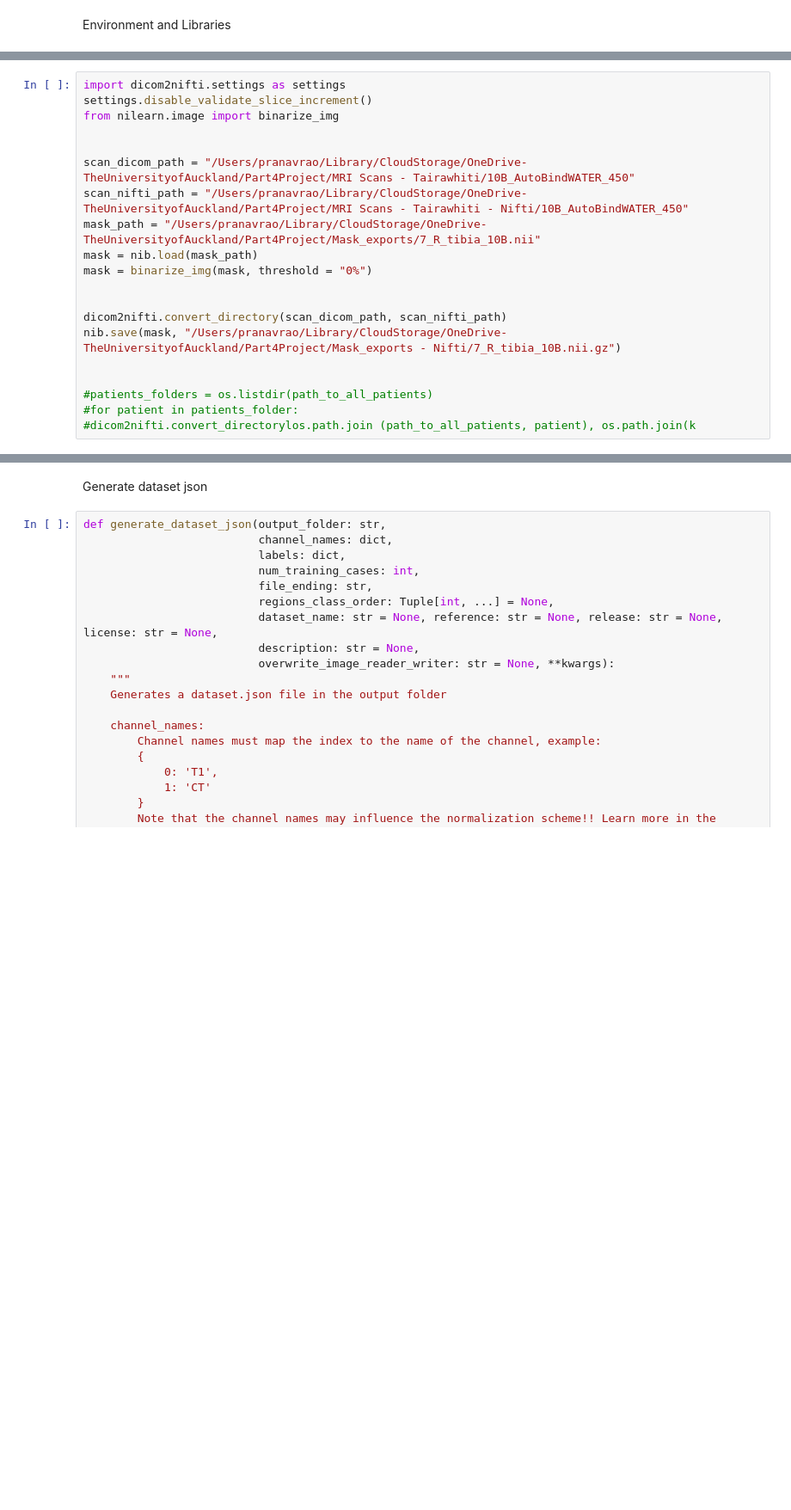
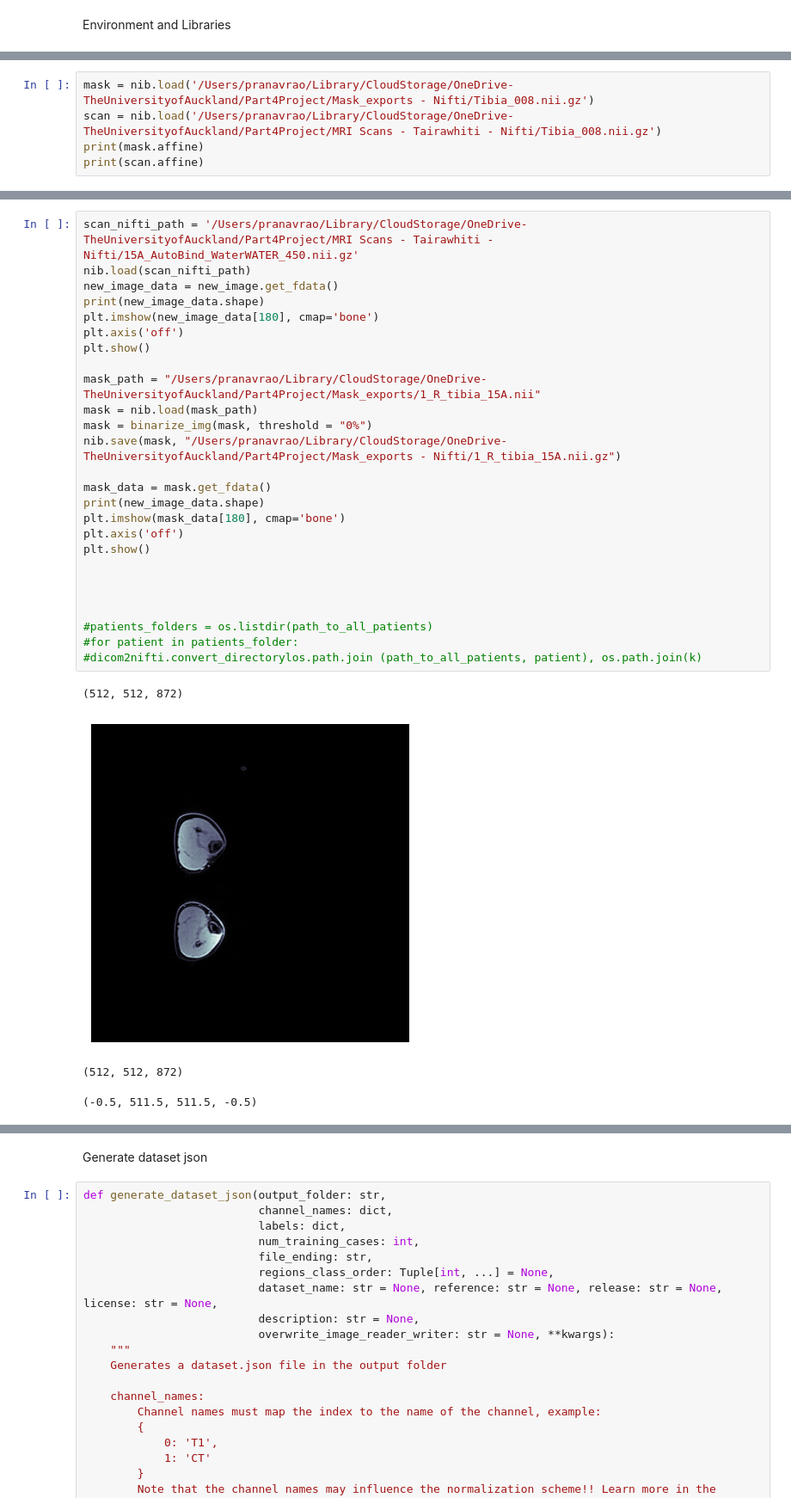
Before and after one commit to asif-jc/H-DenseUNet-CNN, a Jupyter notebook: nnUNetPreprocessing.ipynb, the cells around one changed output, grey strips where cells are left out. Shown at 86% size. Cells and saved outputs as stored; diff of their text form; blank space fills up the shorter version.

```diff
--- a/nnUNetPreprocessing.ipynb
+++ b/nnUNetPreprocessing.ipynb
@@ -15,0 +288,5 @@ Preprocessing Data
+# %%
+mask = nib.load('/Users/pranavrao/Library/CloudStorage/OneDrive-TheUniversityofAuckland/Part4Project/Mask_exports - Nifti/Tibia_008.nii.gz')
+scan = nib.load('/Users/pranavrao/Library/CloudStorage/OneDrive-TheUniversityofAuckland/Part4Project/MRI Scans - Tairawhiti - Nifti/Tibia_008.nii.gz')
+print(mask.affine)
+print(scan.affine)
@@ -16,20 +304,31 @@ Preprocessing Data
 # %%
-import dicom2nifti.settings as settings
-settings.disable_validate_slice_increment()
-from nilearn.image import binarize_img
+scan_nifti_path = '/Users/pranavrao/Library/CloudStorage/OneDrive-TheUniversityofAuckland/Part4Project/MRI Scans - Tairawhiti - Nifti/15A_AutoBind_WaterWATER_450.nii.gz'
+nib.load(scan_nifti_path)
+new_image_data = new_image.get_fdata()
+print(new_image_data.shape)
+plt.imshow(new_image_data[180], cmap='bone')
+plt.axis('off')
+plt.show()
+
+mask_path = "/Users/pranavrao/Library/CloudStorage/OneDrive-TheUniversityofAuckland/Part4Project/Mask_exports/1_R_tibia_15A.nii"
+mask = nib.load(mask_path)
+mask = binarize_img(mask, threshold = "0%")
+nib.save(mask, "/Users/pranavrao/Library/CloudStorage/OneDrive-TheUniversityofAuckland/Part4Project/Mask_exports - Nifti/1_R_tibia_15A.nii.gz")
+
+mask_data = mask.get_fdata()
+print(new_image_data.shape)
+plt.imshow(mask_data[180], cmap='bone')
+plt.axis('off')
+plt.show()
 
 
-scan_dicom_path = "/Users/pranavrao/Library/CloudStorage/OneDrive-TheUniversityofAuckland/Part4Project/MRI Scans - Tairawhiti/10B_AutoBindWATER_450"
-scan_nifti_path = "/Users/pranavrao/Library/CloudStorage/OneDrive-TheUniversityofAuckland/Part4Project/MRI Scans - Tairawhiti - Nifti/10B_AutoBindWATER_450"
-mask_path = "/Users/pranavrao/Library/CloudStorage/OneDrive-TheUniversityofAuckland/Part4Project/Mask_exports/7_R_tibia_10B.nii"
-mask = nib.load(mask_path)
-mask = binarize_img(mask, threshold = "0%")
-
-
-dicom2nifti.convert_directory(scan_dicom_path, scan_nifti_path)
-nib.save(mask, "/Users/pranavrao/Library/CloudStorage/OneDrive-TheUniversityofAuckland/Part4Project/Mask_exports - Nifti/7_R_tibia_10B.nii.gz")
 
 
 #patients_folders = os.listdir(path_to_all_patients)
 #for patient in patients_folder:
-#dicom2nifti.convert_directorylos.path.join (path_to_all_patients, patient), os.path.join(k
+#dicom2nifti.convert_directorylos.path.join (path_to_all_patients, patient), os.path.join(k)
+# %% [output]
+(512, 512, 872)
+[figure, added]
+(512, 512, 872)
+(-0.5, 511.5, 511.5, -0.5)
```
Also changed, not shown: parts of 13 cells of this notebook, 2 other files.
